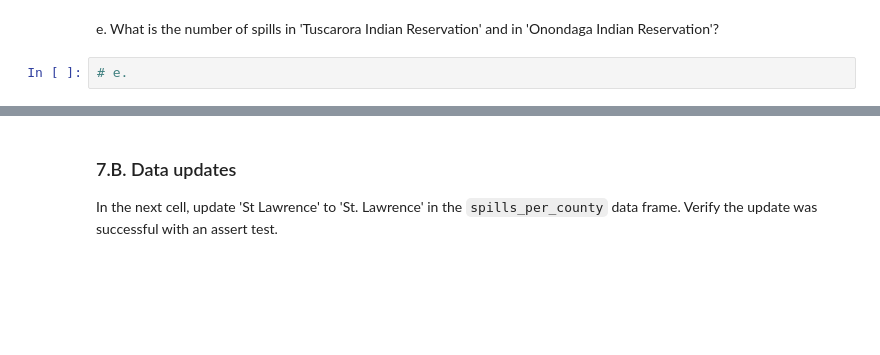
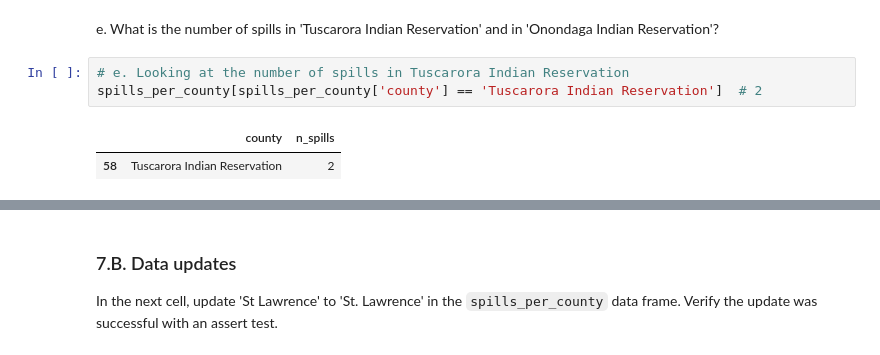
Before and after one commit to kailani-boop/eds220-hwk3, a Jupyter notebook: hwk3-task2-spills.ipynb, the cells around one changed output, grey strips where cells are left out. Cells and saved outputs as stored; diff of their text form; blank space fills up the shorter version.

```diff
--- a/hwk3-task2-spills.ipynb
+++ b/hwk3-task2-spills.ipynb
@@ -456,4 +566,8 @@ grader.check("7Ad")
 # %% [markdown]
 e. What is the number of spills in 'Tuscarora Indian Reservation' and in 'Onondaga Indian Reservation'?
-# %%
-# e.
+# %%
+# e. Looking at the number of spills in Tuscarora Indian Reservation
+spills_per_county[spills_per_county['county'] == 'Tuscarora Indian Reservation']  # 2
+# %% [output]
+|  | county | n_spills |
+| 58 | Tuscarora Indian Reservation | 2 |
```
Also changed, not shown: parts of 25 cells of this notebook.
